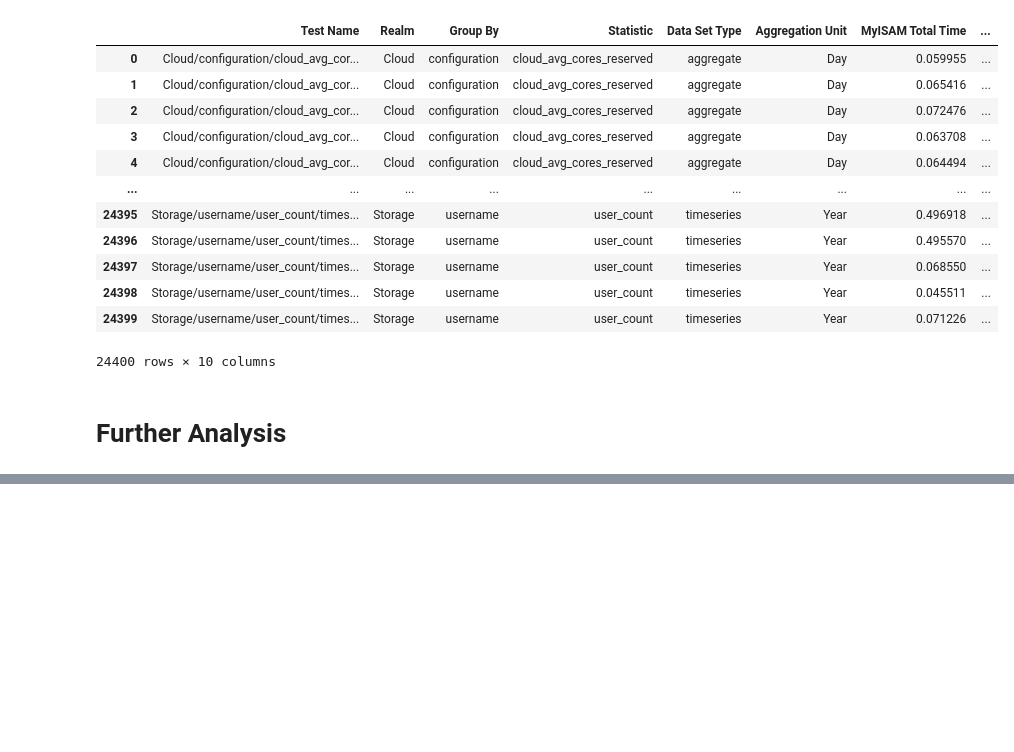
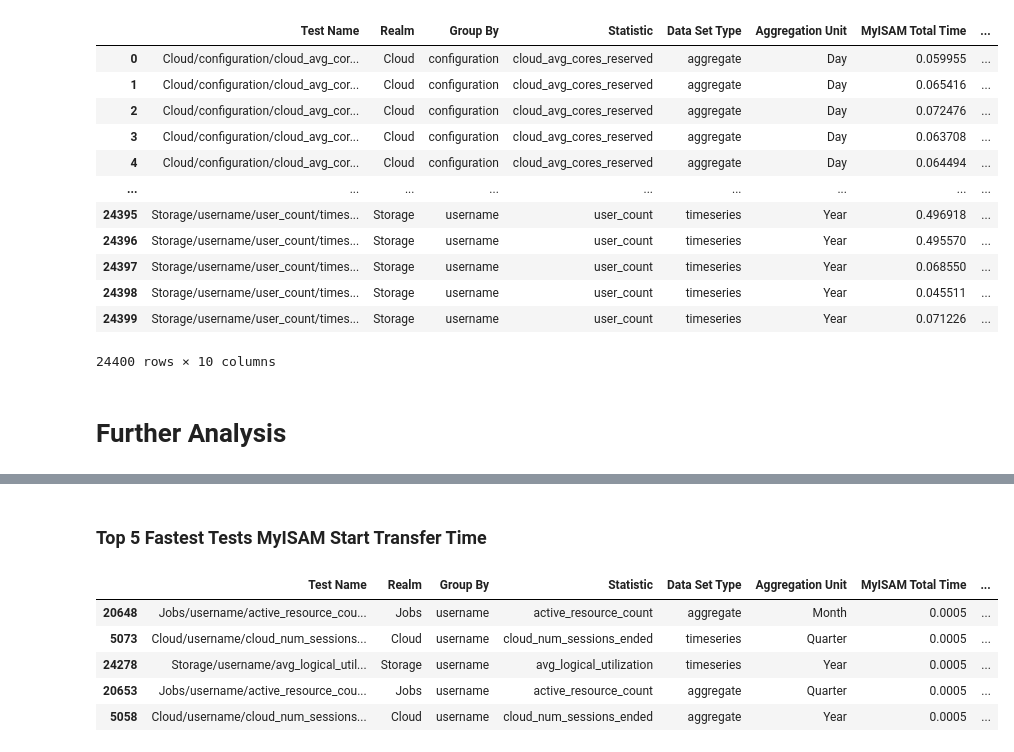
Before and after one commit to jmorerice/xdmod-db-engine-reasearch-analysis, a Jupyter notebook: Data Analysis.ipynb, the cells around one changed output, grey strips where cells are left out. Cells and saved outputs as stored; diff of their text form; code cells hidden in the pictures; blank space fills up the shorter version.

```diff
--- a/Data Analysis.ipynb
+++ b/Data Analysis.ipynb
@@ -124,0 +156,11 @@ perc_df
+# %% [markdown]
+### Top 5 Fastest Tests MyISAM Start Transfer Time
+# %%
+perc_df.sort_values(by=['MyISAM Start Transfer Time']).head(5)
+# %% [output]
+|  | Test Name | Realm | Group By | Statistic | Data Set Type | Aggregation Unit | MyISAM Total Time | ... |
+| 20648 | Jobs/username/active_resource_cou... | Jobs | username | active_resource_count | aggregate | Month | 0.0005 | ... |
+| 5073 | Cloud/username/cloud_num_sessions... | Cloud | username | cloud_num_sessions_ended | timeseries | Quarter | 0.0005 | ... |
+| 24278 | Storage/username/avg_logical_util... | Storage | username | avg_logical_utilization | timeseries | Year | 0.0005 | ... |
+| 20653 | Jobs/username/active_resource_cou... | Jobs | username | active_resource_count | aggregate | Quarter | 0.0005 | ... |
+| 5058 | Cloud/username/cloud_num_sessions... | Cloud | username | cloud_num_sessions_ended | aggregate | Year | 0.0005 | ... |
```
Also changed, not shown: parts of 27 cells of this notebook.
